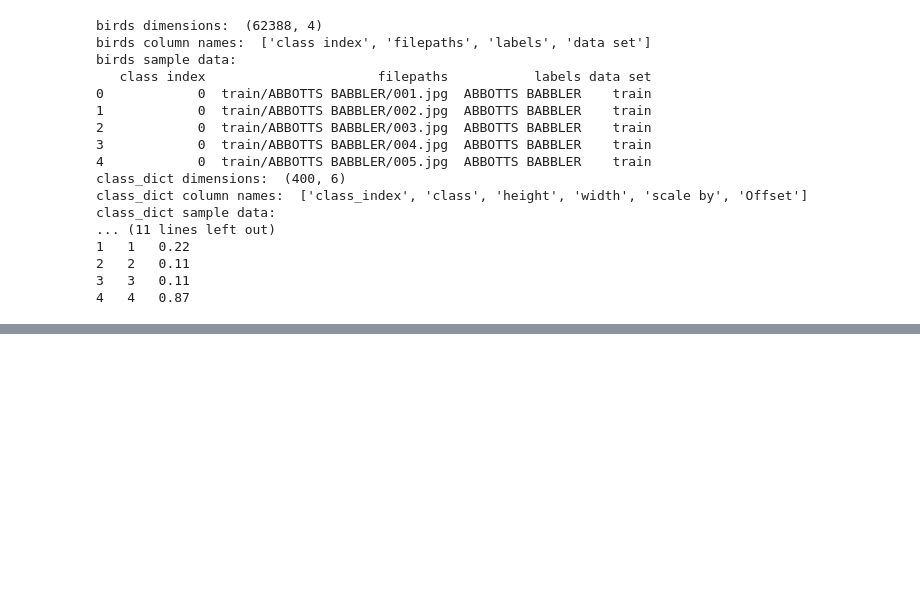
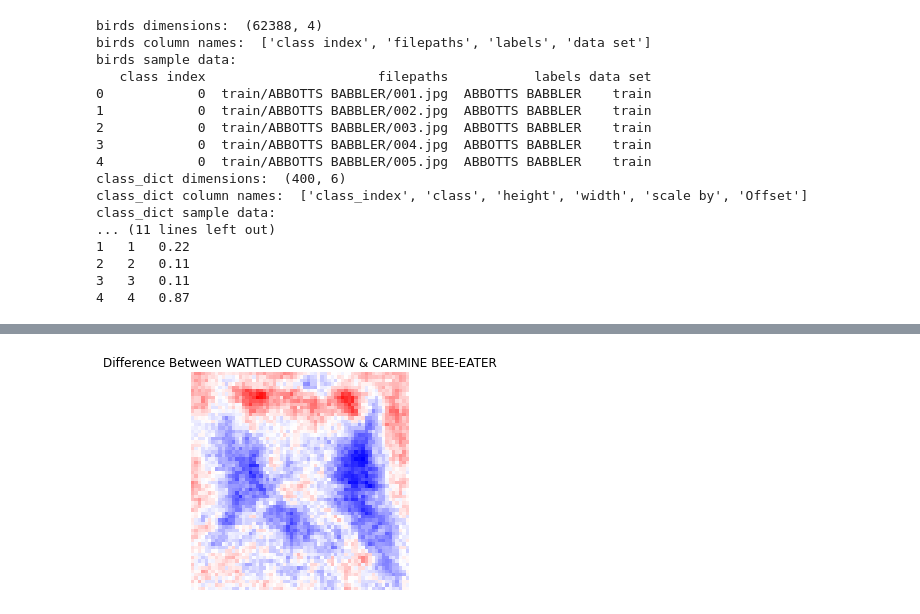
Before and after one commit to nvk681/intro_dl_hw4, a Jupyter notebook: kaggle_EDA.ipynb, the cells around one changed output, grey strips where cells are left out. Saved outputs shown, nothing was run; the diff lists cells and outputs as text; code cells hidden in the pictures; blank space fills up the shorter version.

```diff
--- a/kaggle_EDA.ipynb
+++ b/kaggle_EDA.ipynb
@@ -219,3 +196,12 @@ image 2's dimensions are: (224, 224, 3)
+# %%
+#Let's check difference between each two classes
+contrast_mean = norm_mean[classes[0]] - norm_mean[classes[1]]
+plt.imshow(contrast_mean, cmap='bwr')
+plt.title(f'Difference Between '+classes[0]+' & '+classes[1])
+plt.axis('off')
+plt.show()
+# %% [output]
+[figure, added]
 # %%
 # Extractinf id from an image
 image_name = train_images[0]
```
Also changed, not shown: parts of 15 cells of this notebook.
